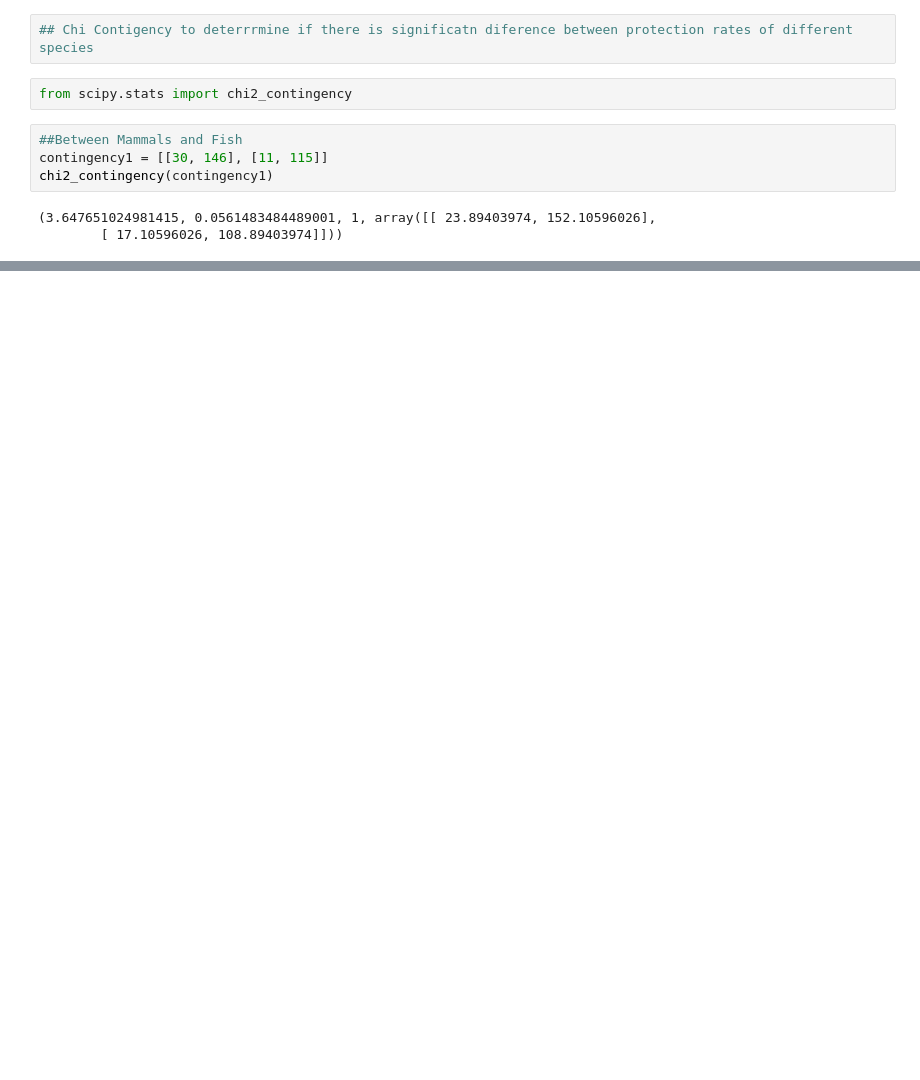
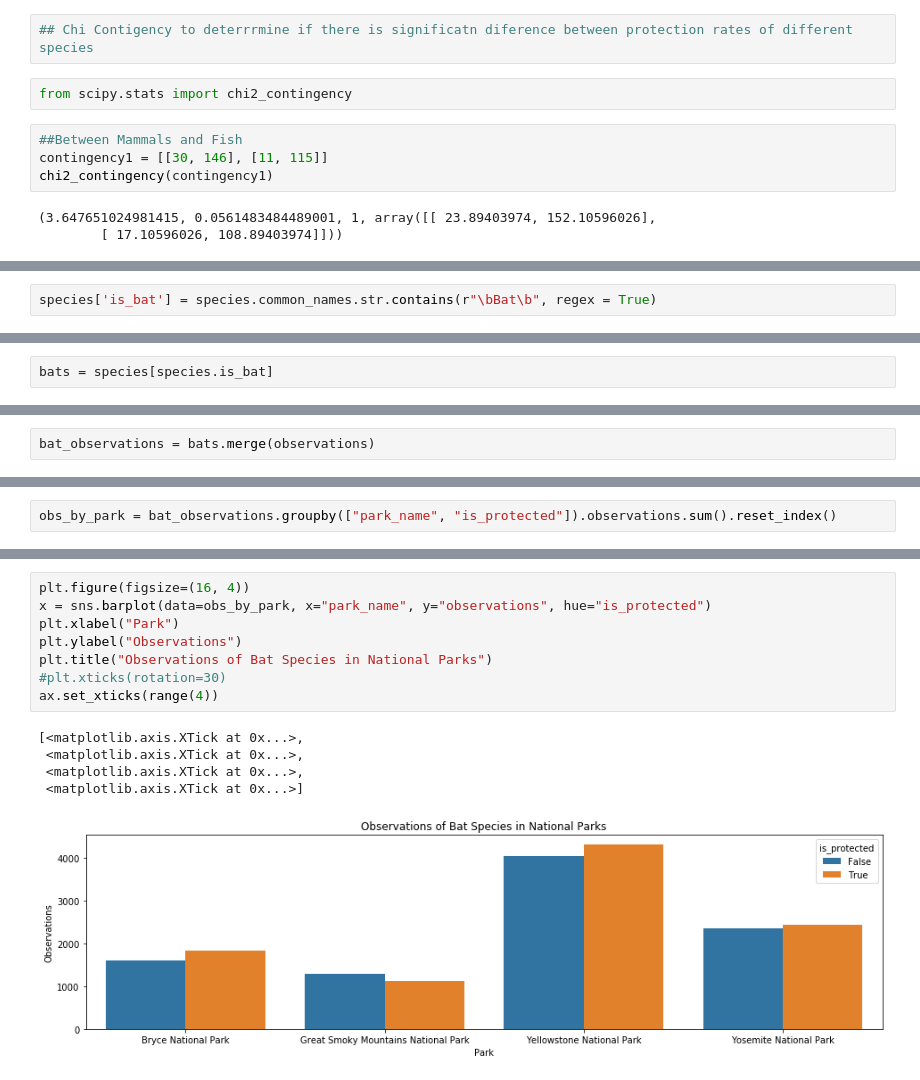
Before and after one commit to jamietsadler/biodiversity, a Jupyter notebook: biodiversity.ipynb, the cells around one changed output, grey strips where cells are left out. Drawn from its saved outputs; the diff is of its cells as text; blank space fills up the shorter version.

```diff
--- a/biodiversity.ipynb
+++ b/biodiversity.ipynb
@@ -178,0 +194,2 @@ chi2_contingency(contingency1)
+# %%
+species['is_bat'] = species.common_names.str.contains(r"\bBat\b", regex = True)
@@ -178,0 +210,2 @@ chi2_contingency(contingency1)
+# %%
+bats = species[species.is_bat]
@@ -178,0 +221,2 @@ chi2_contingency(contingency1)
+# %%
+bat_observations = bats.merge(observations)
@@ -178,0 +237,2 @@ chi2_contingency(contingency1)
+# %%
+obs_by_park = bat_observations.groupby(["park_name", "is_protected"]).observations.sum().reset_index()
@@ -178,0 +251,14 @@ chi2_contingency(contingency1)
+# %%
+plt.figure(figsize=(16, 4))
+x = sns.barplot(data=obs_by_park, x="park_name", y="observations", hue="is_protected")
+plt.xlabel("Park")
+plt.ylabel("Observations")
+plt.title("Observations of Bat Species in National Parks")
+#plt.xticks(rotation=30)
+ax.set_xticks(range(4))
+# %% [output]
+[<matplotlib.axis.XTick at 0x...>,
+ <matplotlib.axis.XTick at 0x...>,
+ <matplotlib.axis.XTick at 0x...>,
+ <matplotlib.axis.XTick at 0x...>]
+[figure, added]
```
Also changed, not shown: parts of 9 cells of this notebook.
